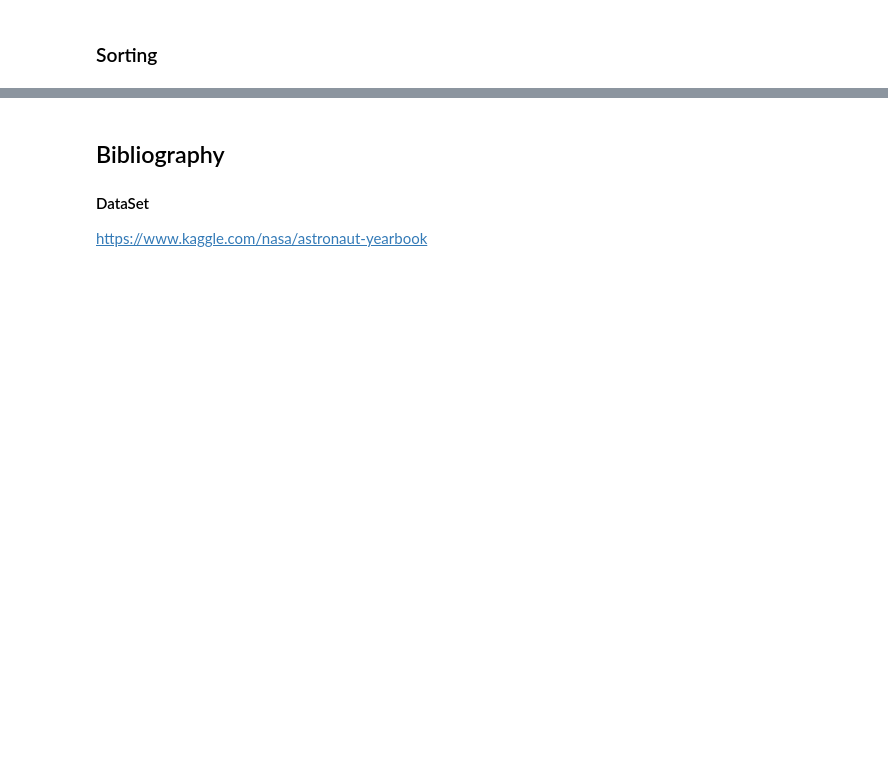
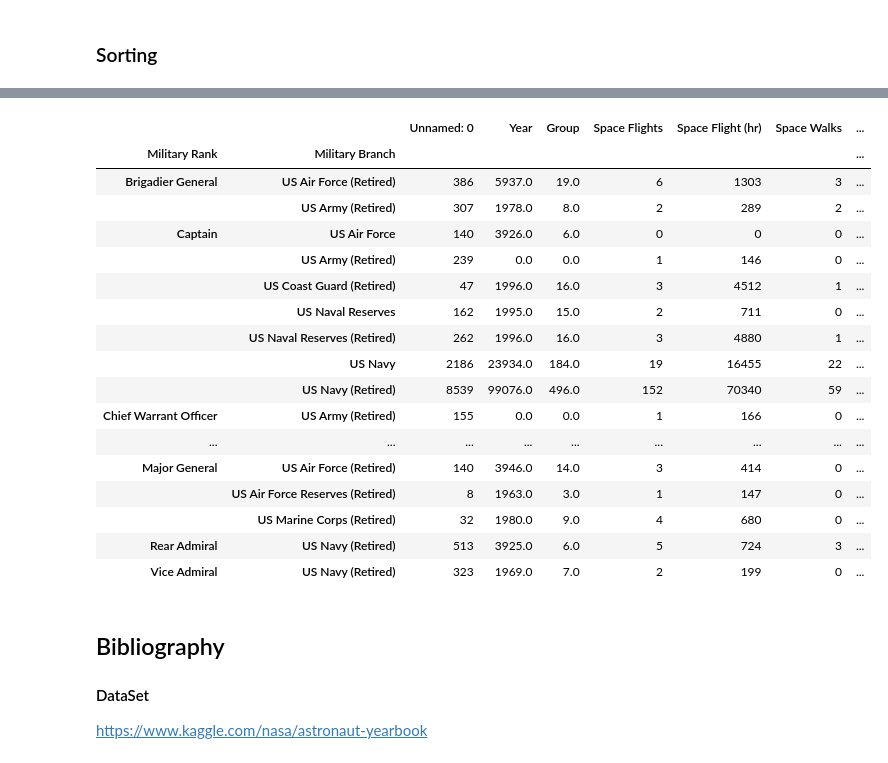
Before and after one commit to kevinsteve17/ReconocimientoPatrones, a Jupyter notebook: Pandas.ipynb, the cells around one changed output, grey strips where cells are left out. Drawn from its saved outputs; the diff is of its cells as text; code cells hidden in the pictures; blank space fills up the shorter version.

```diff
--- a/Pandas.ipynb
+++ b/Pandas.ipynb
@@ -102,3 +244,24 @@ KeyError: 'Space Flights (hr)'
+# %%
+df.groupby(['Military Rank', 'Military Branch']).sum()
+# %% [output]
+|  |  | Unnamed: 0 | Year | Group | Space Flights | Space Flight (hr) | Space Walks | ... |
+| Military Rank | Military Branch |  |  |  |  |  |  | ... |
+| Brigadier General | US Air Force (Retired) | 386 | 5937.0 | 19.0 | 6 | 1303 | 3 | ... |
+|  | US Army (Retired) | 307 | 1978.0 | 8.0 | 2 | 289 | 2 | ... |
+| Captain | US Air Force | 140 | 3926.0 | 6.0 | 0 | 0 | 0 | ... |
+|  | US Army (Retired) | 239 | 0.0 | 0.0 | 1 | 146 | 0 | ... |
+|  | US Coast Guard (Retired) | 47 | 1996.0 | 16.0 | 3 | 4512 | 1 | ... |
+|  | US Naval Reserves | 162 | 1995.0 | 15.0 | 2 | 711 | 0 | ... |
+|  | US Naval Reserves (Retired) | 262 | 1996.0 | 16.0 | 3 | 4880 | 1 | ... |
+|  | US Navy | 2186 | 23934.0 | 184.0 | 19 | 16455 | 22 | ... |
+|  | US Navy (Retired) | 8539 | 99076.0 | 496.0 | 152 | 70340 | 59 | ... |
+| Chief Warrant Officer | US Army (Retired) | 155 | 0.0 | 0.0 | 1 | 166 | 0 | ... |
+| ... | ... | ... | ... | ... | ... | ... | ... | ... |
+| Major General | US Air Force (Retired) | 140 | 3946.0 | 14.0 | 3 | 414 | 0 | ... |
+|  | US Air Force Reserves (Retired) | 8 | 1963.0 | 3.0 | 1 | 147 | 0 | ... |
+|  | US Marine Corps (Retired) | 32 | 1980.0 | 9.0 | 4 | 680 | 0 | ... |
+| Rear Admiral | US Navy (Retired) | 513 | 3925.0 | 6.0 | 5 | 724 | 3 | ... |
+| Vice Admiral | US Navy (Retired) | 323 | 1969.0 | 7.0 | 2 | 199 | 0 | ... |
 # %% [markdown]
 ## Bibliography
 
```
Also changed, not shown: parts of 19 cells of this notebook.
